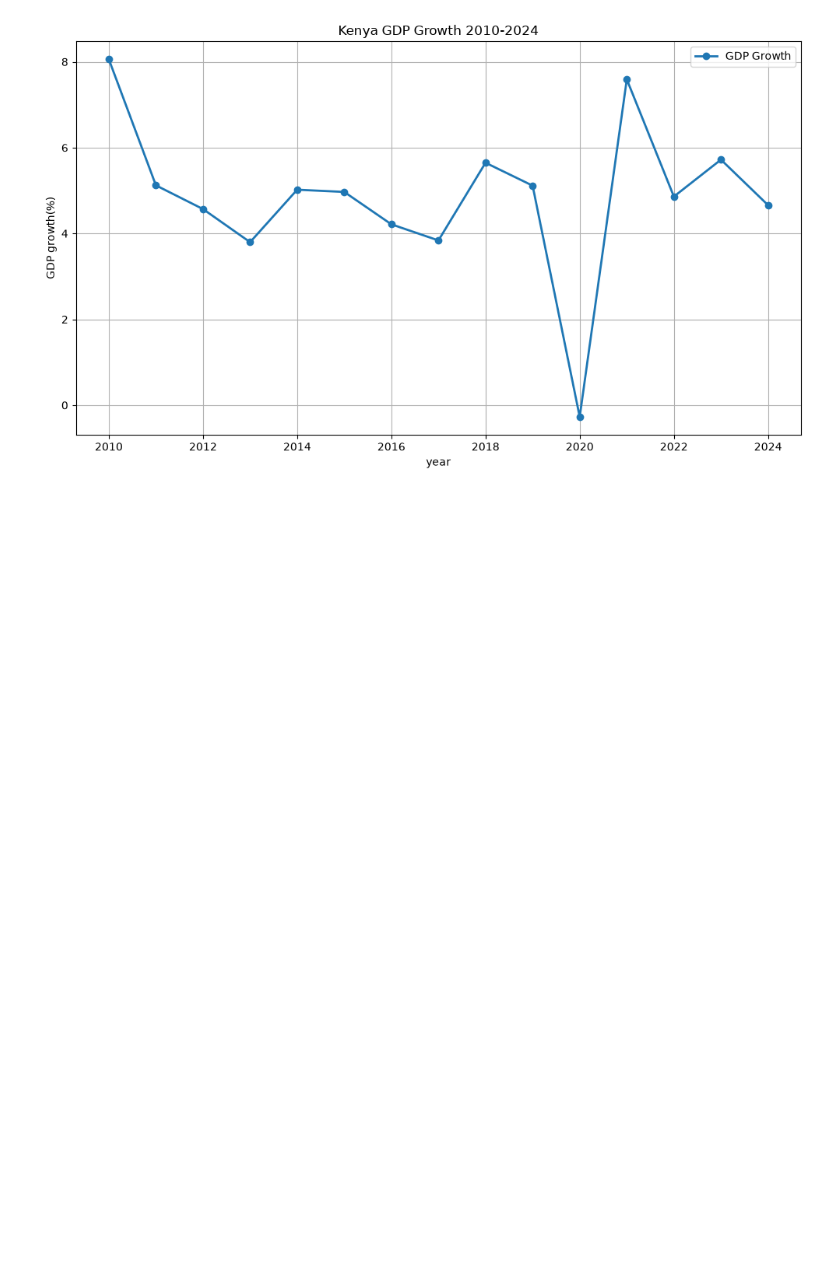
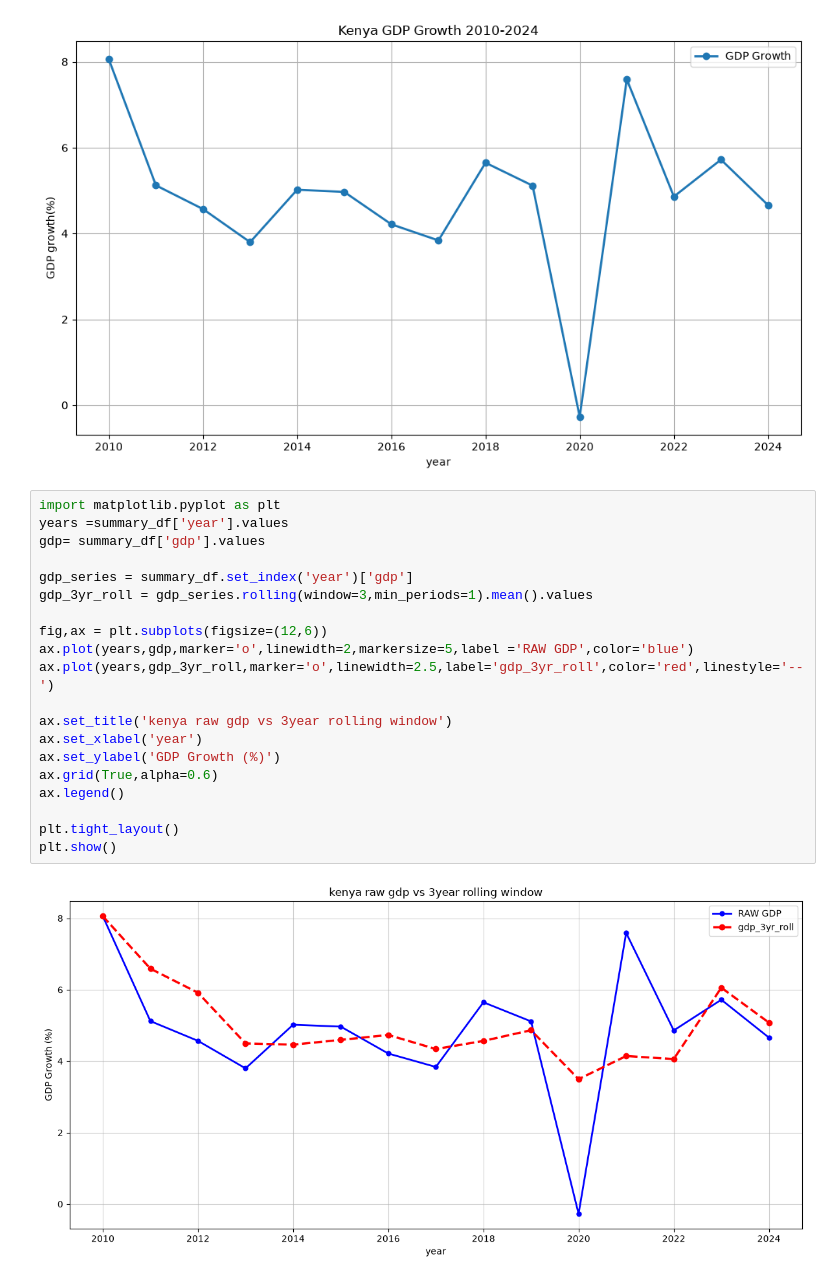
Before and after one commit to BUND1-cmd/project_python, a Jupyter notebook: pd&mat_practise.ipynb, the cells around one changed output. Cells and saved outputs as stored; diff of their text form; blank space fills up the shorter version.

Commit message:
line charts

```diff
--- a/pd&mat_practise.ipynb
+++ b/pd&mat_practise.ipynb
@@ -607,3 +607,25 @@ plt.tight_layout()
 plt.show()
 # %% [output]
 [figure]
+# %%
+import matplotlib.pyplot as plt
+years =summary_df['year'].values
+gdp= summary_df['gdp'].values
+
+gdp_series = summary_df.set_index('year')['gdp']
+gdp_3yr_roll = gdp_series.rolling(window=3,min_periods=1).mean().values
+
+fig,ax = plt.subplots(figsize=(12,6))
+ax.plot(years,gdp,marker='o',linewidth=2,markersize=5,label ='RAW GDP',color='blue')
+ax.plot(years,gdp_3yr_roll,marker='o',linewidth=2.5,label='gdp_3yr_roll',color='red',linestyle='--')
+
+ax.set_title('kenya raw gdp vs 3year rolling window')
+ax.set_xlabel('year')
+ax.set_ylabel('GDP Growth (%)')
+ax.grid(True,alpha=0.6)
+ax.legend()
+
+plt.tight_layout()
+plt.show()
+# %% [output]
+[figure, added]
```
Also changed, not shown: parts of 1 cell of this notebook.
